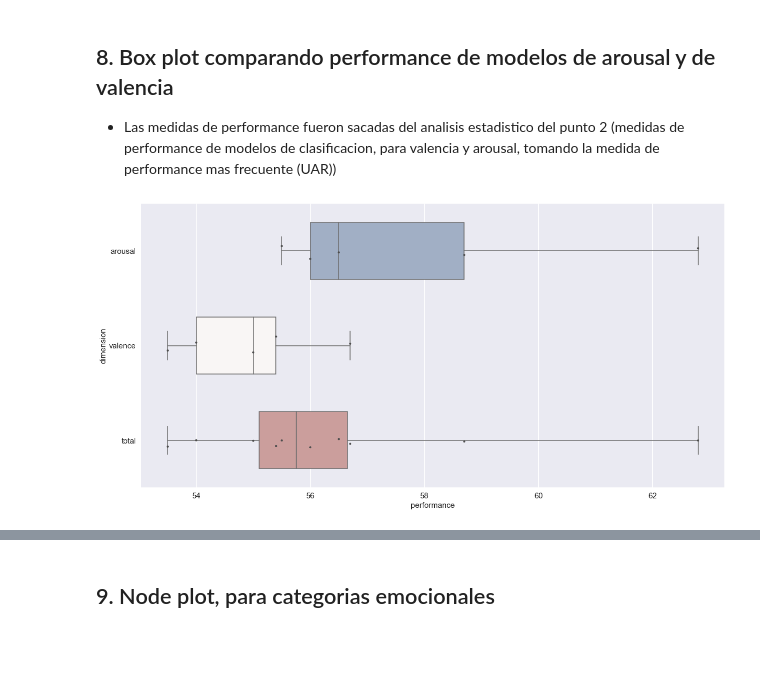
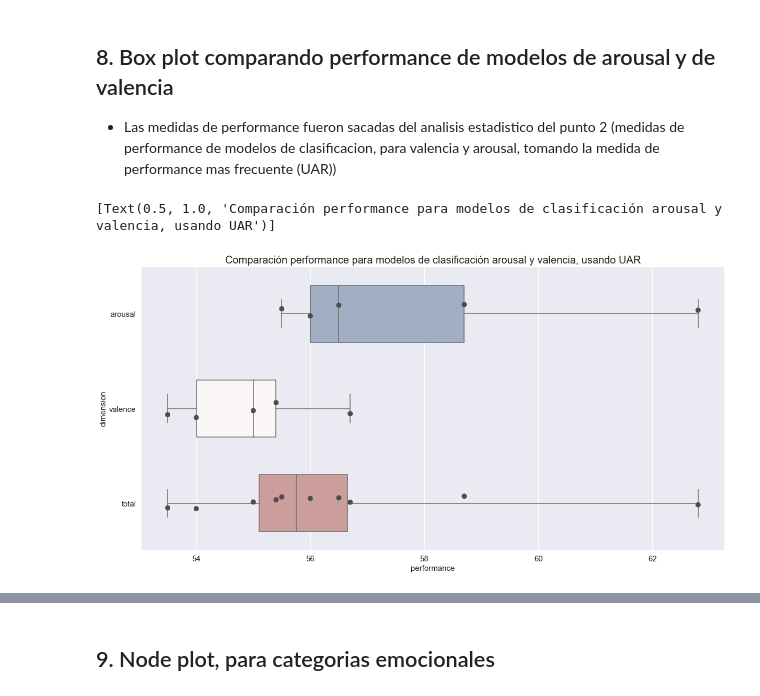
Before and after one commit to tomdamelio/Review_EDA_Emotion_Recognition, a Jupyter notebook: Emmanuel/notebooks/analisis_exploratorio.ipynb, the cells around one changed output, grey strips where cells are left out. Saved outputs shown, nothing was run; the diff lists cells and outputs as text; code cells hidden in the pictures; blank space fills up the shorter version.

Commit message:
actualizacion box plots y README relacionados

```diff
--- a/Emmanuel/notebooks/analisis_exploratorio.ipynb
+++ b/Emmanuel/notebooks/analisis_exploratorio.ipynb
@@ -486,17 +506,19 @@ Name: source_title, dtype: int64
 # %%
 #performances para arousal y valencia
 performances_av = pd.read_excel("c:\\Users\\LENOVO\\Downloads\\Review_EDA_Emotion_Recognition\\Emmanuel\\data\\cleaned\\modelos.xlsx")
 performances_av = pd.DataFrame(performances_av)
 
 #plot
-sns.boxplot(x="performance", y="dimension", data=performances_av,
+sns.set_style("darkgrid")
+sns.set_palette('colorblind')
+
+g = sns.boxplot(x="performance", y="dimension", data=performances_av,
             whis=[0, 100], width=.6, palette="vlag")
 
 sns.stripplot(x="performance", y="dimension", data=performances_av,
-              size=4, color=".3", linewidth=0)
+              size=10, color=".3", linewidth=0)
 
-ax.xaxis.grid(True)
-ax.set(ylabel="")
-sns.despine(trim=True, left=True)
+g.set(title = 'Comparación performance para modelos de clasificación arousal y valencia, usando UAR')
 # %% [output]
+[Text(0.5, 1.0, 'Comparación performance para modelos de clasificación arousal y valencia, usando UAR')]
-[figure, old version]
+[figure, new version]
```
Also changed, not shown: parts of 6 cells of this notebook, 6 other files.
